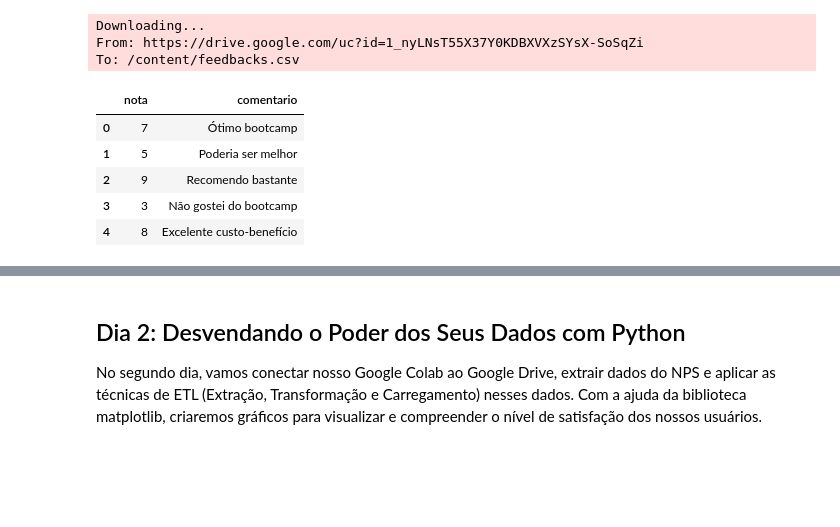
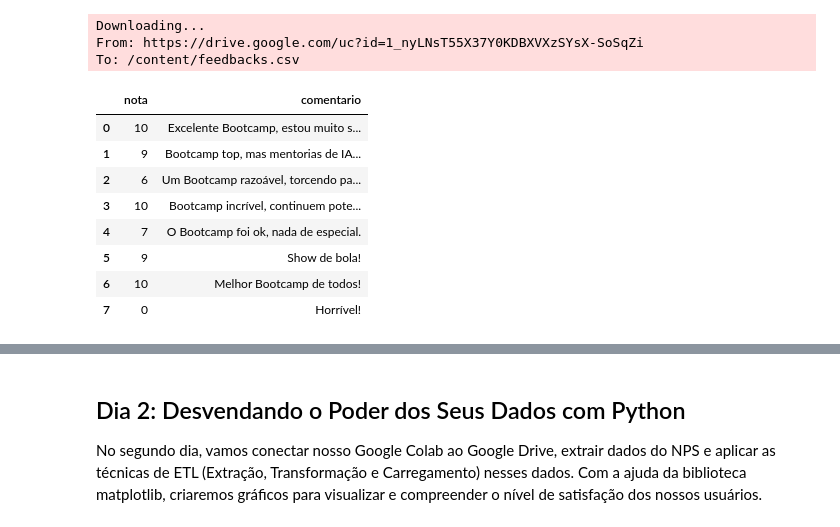
Before and after one commit to IgorMoraes07/IfoodDevWeek, a Jupyter notebook: ifood_dev_week_IgorMoraes.ipynb, the cells around one changed output, grey strips where cells are left out. Drawn from its saved outputs; the diff is of its cells as text; code cells hidden in the pictures; blank space fills up the shorter version.

```diff
--- a/ifood_dev_week_IgorMoraes.ipynb
+++ b/ifood_dev_week_IgorMoraes.ipynb
@@ -23,20 +23,24 @@ import pandas as pd
 file_id = '1_nyLNsT55X37Y0KDBXVXzSYsX-SoSqZi'
 gdown.download(f'https://drive.google.com/uc?id={file_id}', 'feedbacks.csv')
 
+dados_live = pd.read_csv('/content/feedbacks.csv', delimiter=';')
 dados = pd.read_csv('/content/sample_data/feedbacks.csv', delimiter=';')
 # %% [output]
 Downloading...
 From: https://drive.google.com/uc?id=1_nyLNsT55X37Y0KDBXVXzSYsX-SoSqZi
 To: /content/feedbacks.csv
-# %%
-dados.head()
-# %% [output]
-|  | nota | comentario |
-| 0 | 7 | Ótimo bootcamp |
-| 1 | 5 | Poderia ser melhor |
-| 2 | 9 | Recomendo bastante |
-| 3 | 3 | Não gostei do bootcamp |
-| 4 | 8 | Excelente custo-benefício |
+# %%
+dados_live
+# %% [output]
+|  | nota | comentario |
+| 0 | 10 | Excelente Bootcamp, estou muito s... |
+| 1 | 9 | Bootcamp top, mas mentorias de IA... |
+| 2 | 6 | Um Bootcamp razoável, torcendo pa... |
+| 3 | 10 | Bootcamp incrível, continuem pote... |
+| 4 | 7 | O Bootcamp foi ok, nada de especial. |
+| 5 | 9 | Show de bola! |
+| 6 | 10 | Melhor Bootcamp de todos! |
+| 7 | 0 | Horrível! |
 # %%
 # TODO: Implementar a lógica de NPS em comandos simples e sequenciais.
 #       Código Versão 1 (Paradigma Imperativo).
```
Also changed, not shown: parts of 10 cells of this notebook.
